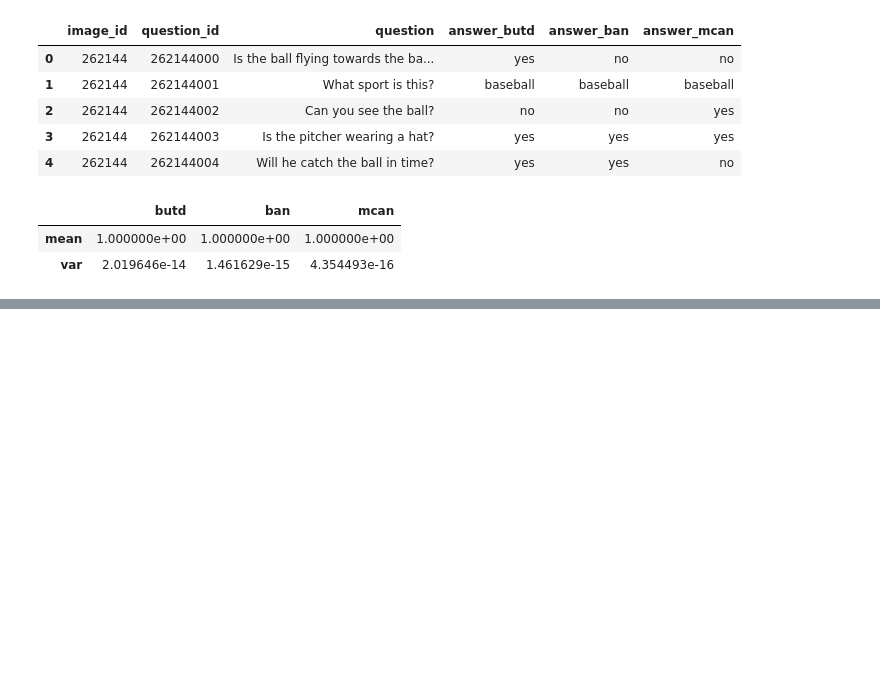
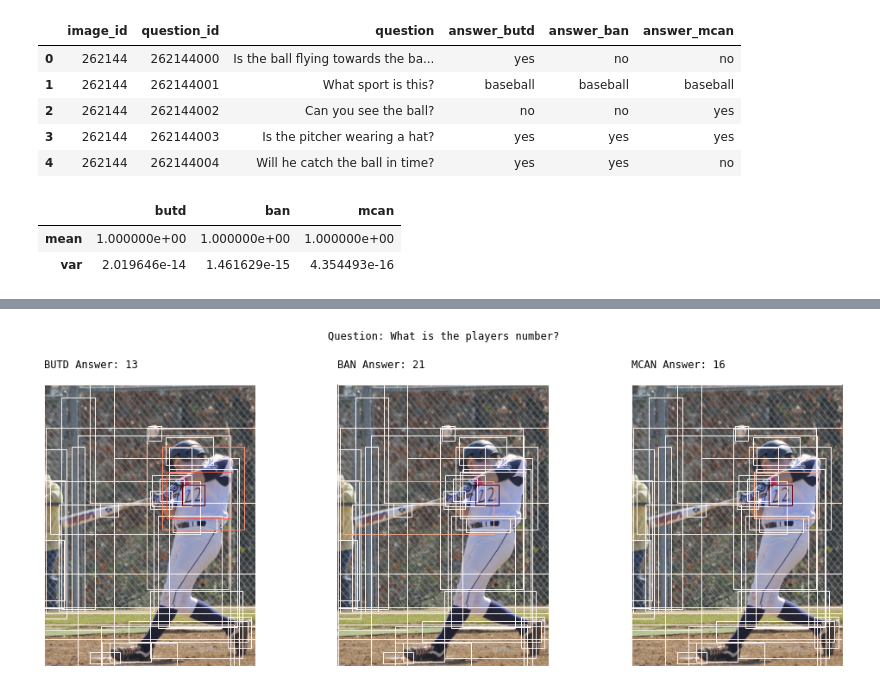
Before and after one commit to zhaoyi3264/openvqa, a Jupyter notebook: visualization.ipynb, the cells around one changed output, grey strips where cells are left out. Cells and saved outputs as stored; diff of their text form; code cells hidden in the pictures; blank space fills up the shorter version.

```diff
--- a/visualization.ipynb
+++ b/visualization.ipynb
@@ -186,0 +227,4 @@ visualize_bbox(df.loc[idx])
+# %%
+visualize_bbox(df.iloc[45])
+# %% [output]
+[figure, added]
```
Also changed, not shown: parts of 14 cells of this notebook.
